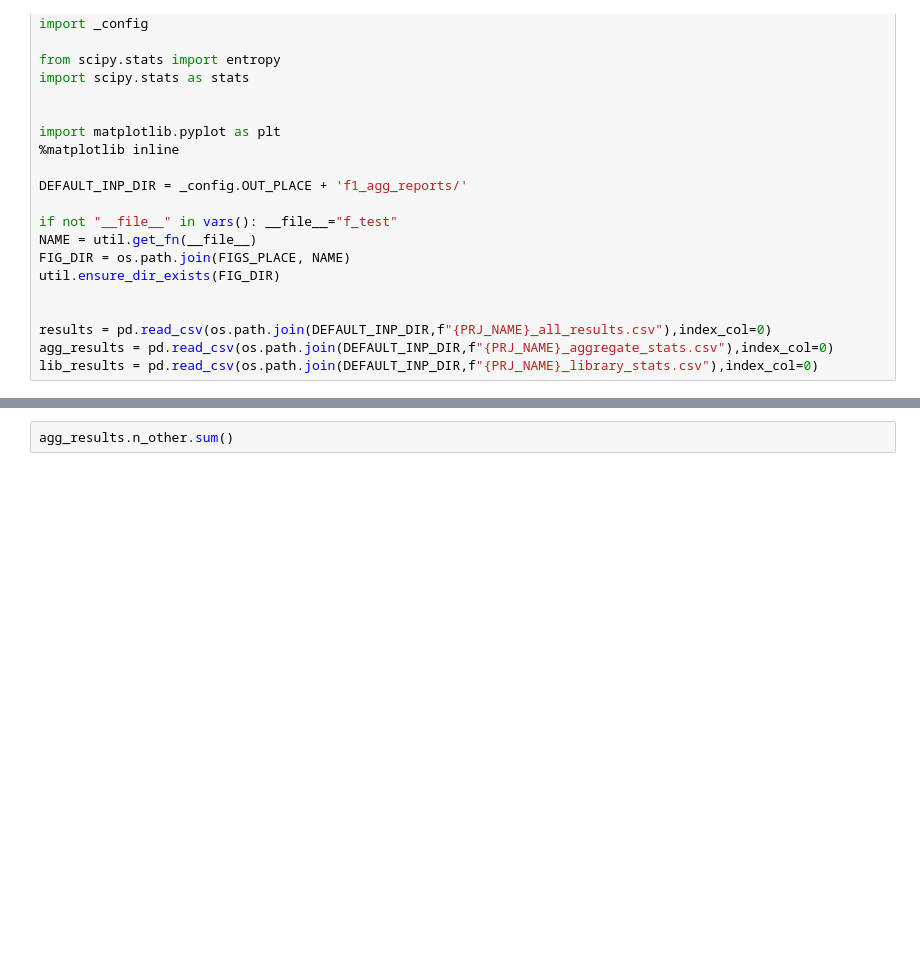
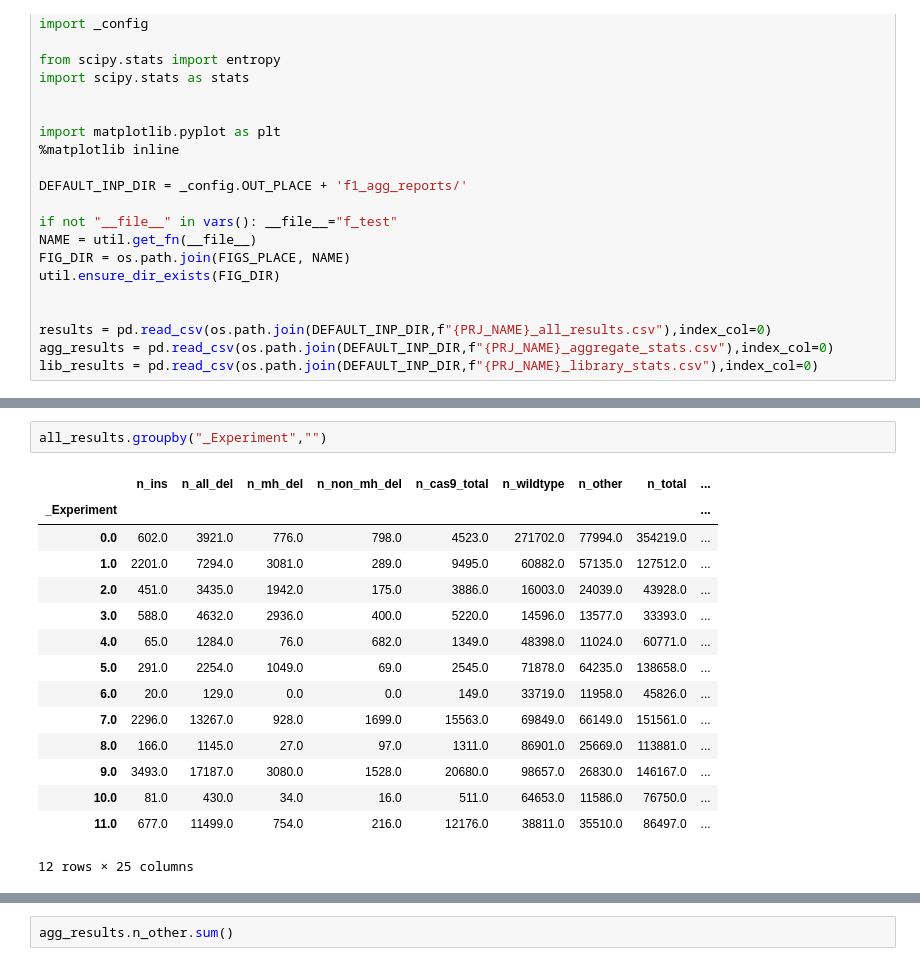
Before and after one commit to bh0085/reduced, a Jupyter notebook: src/f3_figures_reduced_sm.subproj.ipynb, the cells around one changed output, grey strips where cells are left out. Cells and saved outputs as stored; diff of their text form; blank space fills up the shorter version.

```diff
--- a/src/f3_figures_reduced_sm.subproj.ipynb
+++ b/src/f3_figures_reduced_sm.subproj.ipynb
@@ -48,3 +93,21 @@ lib_results = pd.read_csv(os.path.join(DEFAULT_INP_DIR,f"{PRJ_NAME}_library_stat
+# %%
+all_results.groupby("_Experiment","")
+# %% [output]
+|  | n_ins | n_all_del | n_mh_del | n_non_mh_del | n_cas9_total | n_wildtype | n_other | n_total | ... |
+| _Experiment |  |  |  |  |  |  |  |  | ... |
+| 0.0 | 602.0 | 3921.0 | 776.0 | 798.0 | 4523.0 | 271702.0 | 77994.0 | 354219.0 | ... |
+| 1.0 | 2201.0 | 7294.0 | 3081.0 | 289.0 | 9495.0 | 60882.0 | 57135.0 | 127512.0 | ... |
+| 2.0 | 451.0 | 3435.0 | 1942.0 | 175.0 | 3886.0 | 16003.0 | 24039.0 | 43928.0 | ... |
+| 3.0 | 588.0 | 4632.0 | 2936.0 | 400.0 | 5220.0 | 14596.0 | 13577.0 | 33393.0 | ... |
+| 4.0 | 65.0 | 1284.0 | 76.0 | 682.0 | 1349.0 | 48398.0 | 11024.0 | 60771.0 | ... |
+| 5.0 | 291.0 | 2254.0 | 1049.0 | 69.0 | 2545.0 | 71878.0 | 64235.0 | 138658.0 | ... |
+| 6.0 | 20.0 | 129.0 | 0.0 | 0.0 | 149.0 | 33719.0 | 11958.0 | 45826.0 | ... |
+| 7.0 | 2296.0 | 13267.0 | 928.0 | 1699.0 | 15563.0 | 69849.0 | 66149.0 | 151561.0 | ... |
+| 8.0 | 166.0 | 1145.0 | 27.0 | 97.0 | 1311.0 | 86901.0 | 25669.0 | 113881.0 | ... |
+| 9.0 | 3493.0 | 17187.0 | 3080.0 | 1528.0 | 20680.0 | 98657.0 | 26830.0 | 146167.0 | ... |
+| 10.0 | 81.0 | 430.0 | 34.0 | 16.0 | 511.0 | 64653.0 | 11586.0 | 76750.0 | ... |
+| 11.0 | 677.0 | 11499.0 | 754.0 | 216.0 | 12176.0 | 38811.0 | 35510.0 | 86497.0 | ... |
+12 rows × 25 columns
 # %%
 results.loc[lambda x: x._Experiment == 11]
 # %% [output]
```
Also changed, not shown: parts of 11 cells of this notebook, 2 other files.
